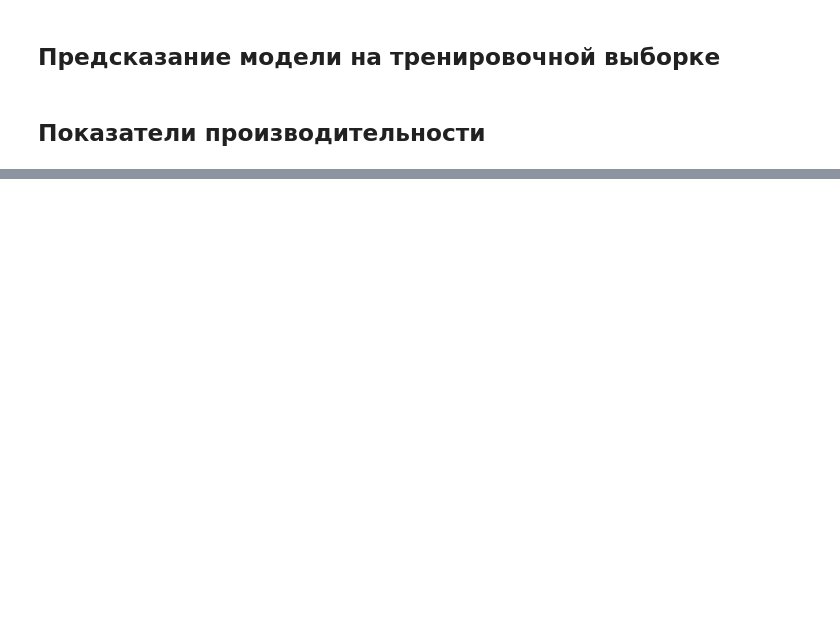
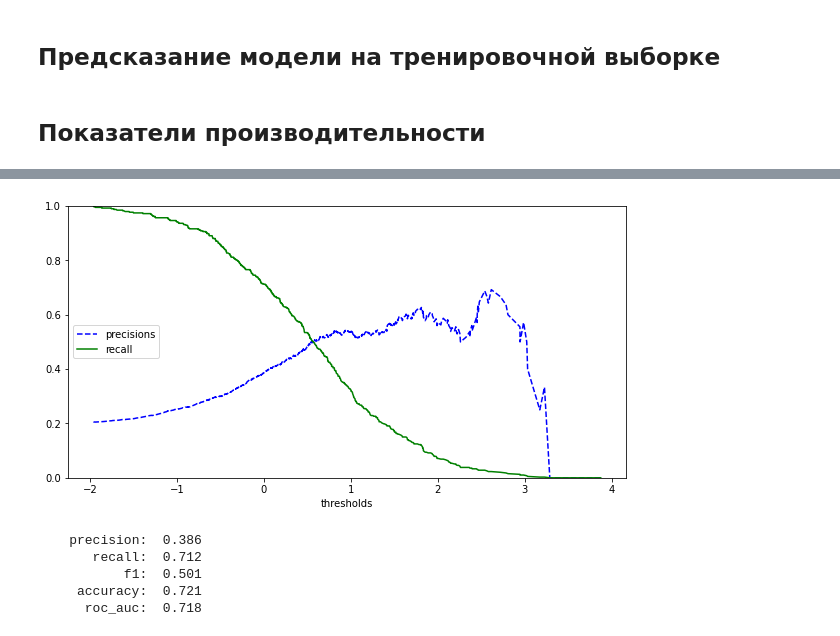
Before and after one commit to danlee65071/churn_modelling, a Jupyter notebook: Churn_Modelling.ipynb, the cells around one changed output, grey strips where cells are left out. Cells and saved outputs as stored; diff of their text form; code cells hidden in the pictures; blank space fills up the shorter version.

```diff
--- a/Churn_Modelling.ipynb
+++ b/Churn_Modelling.ipynb
@@ -299,0 +324,19 @@ None
+# %%
+df_test_transform = full_pipeline.fit_transform(df_test)
+df_test_prepared = df_test_transform.toarray()
+X_test = df_test_prepared[:, :-1]
+y_test = df_test_prepared[:, -1]
+y_logistic_clf_pred_test = best_logistic_clf.predict(X_test)
+y_logistic_clf_pred_decision_test = best_logistic_clf.decision_function(X_test)
+# %%
+plot_precision_recall(y_test, y_logistic_clf_pred_decision_test)
+# %% [output]
+[figure, added]
+# %%
+print_scores(y_test, y_logistic_clf_pred_test)
+# %% [output]
+    precision:  0.386
+       recall:  0.712
+           f1:  0.501
+     accuracy:  0.721
+      roc_auc:  0.718
```
Also changed, not shown: parts of 25 cells of this notebook, 1 other file.
